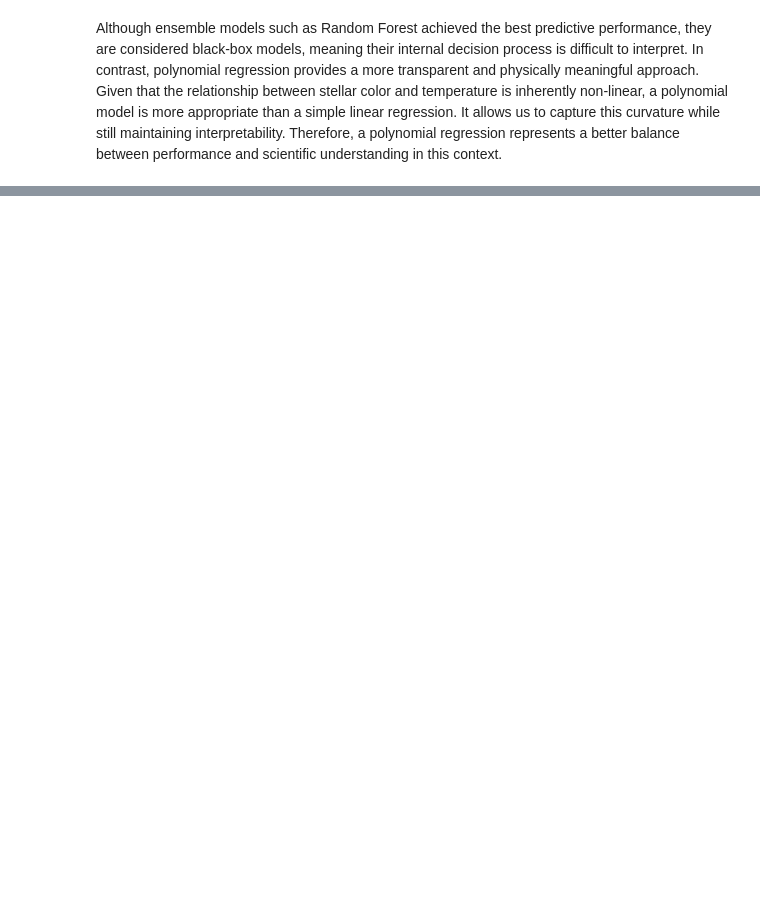
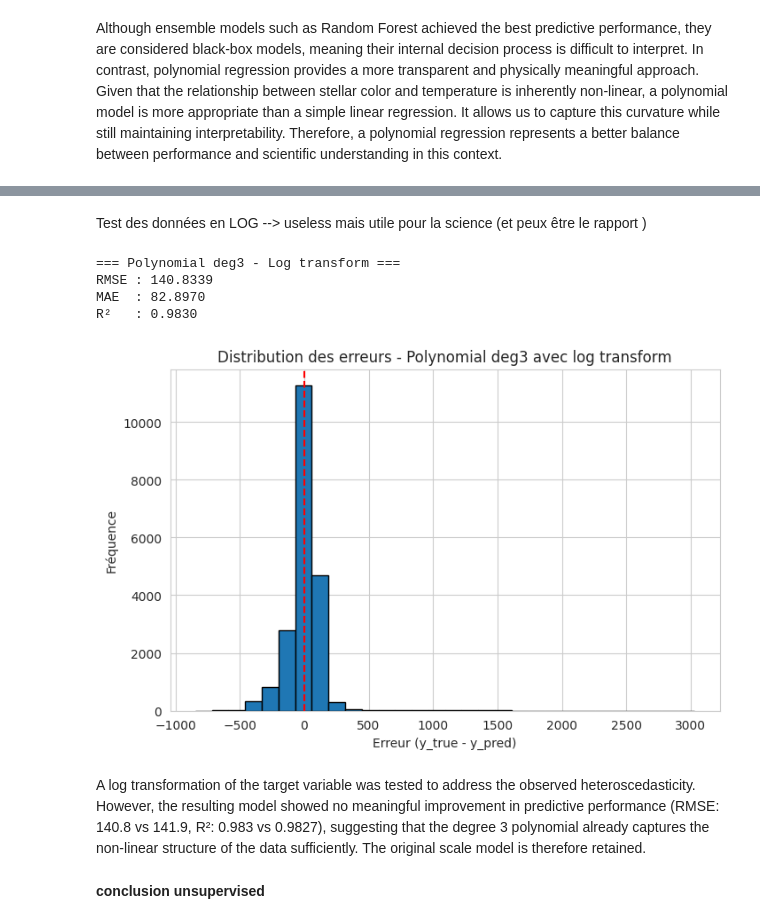
Before and after one commit to Valentinekrafft/Machinelearningproject, a Jupyter notebook: project_reg.ipynb, the cells around one changed output, grey strips where cells are left out. Cells and saved outputs as stored; diff of their text form; code cells hidden in the pictures; blank space fills up the shorter version.

```diff
--- a/project_reg.ipynb
+++ b/project_reg.ipynb
@@ -912,0 +932,49 @@ plt.show()
+# %% [markdown]
+Test des données en LOG --> useless mais utile pour la science (et peux être le rapport )
+# %%
+
+
+# 1. Transformation log de la target
+y_train_log = np.log(y_train)
+y_test_log = np.log(y_test)
+
+# 2. Modèle polynomial deg3 sur log(y)
+model_deg3_log = make_pipeline(PolynomialFeatures(3), LinearRegression())
+model_deg3_log.fit(X_train, y_train_log)
+
+# 3. Prédictions (en log)
+y_pred_log = model_deg3_log.predict(X_test)
+
+# 4. Repasser en échelle originale
+y_pred_exp = np.exp(y_pred_log)
+
+# 5. Métriques sur l'échelle originale
+rmse_log = np.sqrt(mean_squared_error(y_test, y_pred_exp))
+mae_log = mean_absolute_error(y_test, y_pred_exp)
+r2_log = r2_score(y_test, y_pred_exp)
+
+print("=== Polynomial deg3 - Log transform ===")
+print(f"RMSE : {rmse_log:.4f}")
+print(f"MAE  : {mae_log:.4f}")
+print(f"R²   : {r2_log:.4f}")
+
+# 6. Résidus
+errors_log = y_test - y_pred_exp
+
+plt.figure(figsize=(8, 5))
+plt.hist(errors_log, bins=30, edgecolor='black')
+plt.axvline(0, color='red', linestyle='--')
+plt.xlabel("Erreur (y_true - y_pred)")
+plt.ylabel("Fréquence")
+plt.title("Distribution des erreurs - Polynomial deg3 avec log transform")
+plt.show()
+# %% [output]
+=== Polynomial deg3 - Log transform ===
+RMSE : 140.8339
+MAE  : 82.8970
+R²   : 0.9830
+[figure, added]
+# %% [markdown]
+A log transformation of the target variable was tested to address the observed heteroscedasticity. However, the resulting model showed no meaningful improvement in predictive performance (RMSE: 140.8 vs 141.9, R²: 0.983 vs 0.9827), suggesting that the degree 3 polynomial already captures the non-linear structure of the data sufficiently. The original scale model is therefore retained.
+# %% [markdown]
+**conclusion unsupervised**
```
Also changed, not shown: parts of 18 cells of this notebook.
